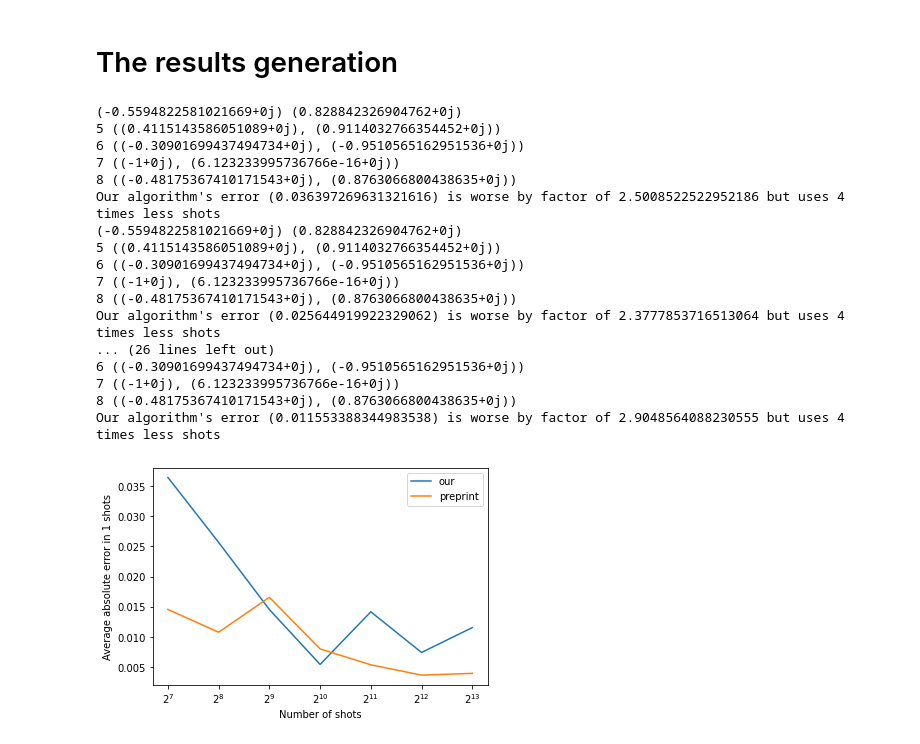
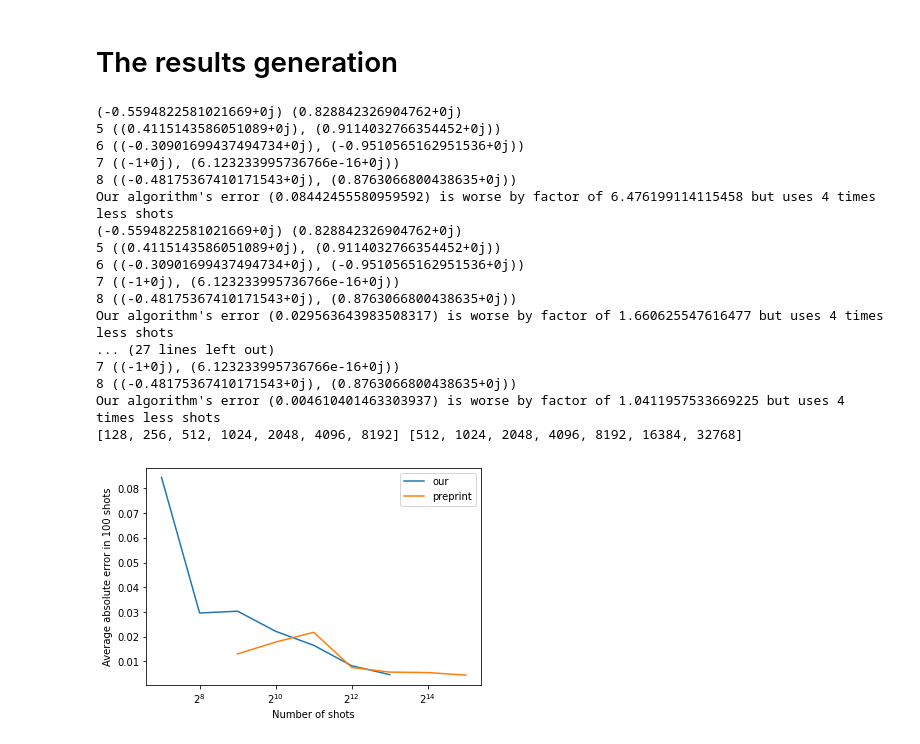
Before and after one commit to Inverseit/quantum, a Jupyter notebook: SWAP experiments.ipynb, the cells around one changed output. Saved outputs shown, nothing was run; the diff lists cells and outputs as text; code cells hidden in the pictures.

```diff
--- a/SWAP experiments.ipynb
+++ b/SWAP experiments.ipynb
@@ -306,7 +305,10 @@ def process_counts(counts):
     experiment_results = {}
     for k in sorted(res.keys()):
         d = res[k]
-        p = d['1']/(d['1'] + d['0'])
+        if '1' in d:
+            p = d['1']/(d['1'] + d['0'])
+        else:
+            p = 0
         experiment_results[k] = p
         print(f"Probability of 1 in gate {k} is {p}")
 
@@ -904,42 +860,45 @@ for shots in [128, 256, 512, 1024, 2048, 4096, 4096 * 2]:
         preprint_err, our_err = get_histogram(gatePHI, gates, shots = shots, verbose = False)
         preprint_err_total += preprint_err
         our_err_total += our_err
 
     p, o = preprint_err_total,  our_err_total
     our[shots], preprint[shots] = our_err_total / n, preprint_err_total / n
     print(f"Our algorithm's error ({our_err_total / n}) is worse by factor of {o / p} but uses 4 times less shots")
 
 
 o, p = list(our.values()), list(preprint.values())
 data = [o, p]
-keys = list(our.keys())
+our_keys = list(map(lambda k: 1*k,our.keys()))
+preprint_keys = list(map(lambda k: 4*k,our.keys()))
 values = list(our.values())
 
-plt.plot(keys, o, label='our')
-plt.plot(keys, p, label='preprint')
+print(our_keys, preprint_keys)
+
+plt.plot(our_keys, o, label='our')
+plt.plot(preprint_keys, p, label='preprint')
 plt.xscale("log", base = 2)
 plt.xlabel("Number of shots")
-plt.ylabel(f"Average absolute error in {n} shots")
+plt.ylabel(f"Average absolute error in {n * 100} shots")
 plt.legend()
 plt.show()
 # %% [output]
 (-0.5594822581021669+0j) (0.828842326904762+0j)
 5 ((0.4115143586051089+0j), (0.9114032766354452+0j))
 6 ((-0.30901699437494734+0j), (-0.9510565162951536+0j))
 7 ((-1+0j), (6.123233995736766e-16+0j))
 8 ((-0.48175367410171543+0j), (0.8763066800438635+0j))
-Our algorithm's error (0.036397269631321616) is worse by factor of 2.5008522522952186 but uses 4 times less shots
+Our algorithm's error (0.08442455580959592) is worse by factor of 6.476199114115458 but uses 4 times less shots
 (-0.5594822581021669+0j) (0.828842326904762+0j)
 5 ((0.4115143586051089+0j), (0.9114032766354452+0j))
 6 ((-0.30901699437494734+0j), (-0.9510565162951536+0j))
 7 ((-1+0j), (6.123233995736766e-16+0j))
 8 ((-0.48175367410171543+0j), (0.8763066800438635+0j))
-Our algorithm's error (0.025644919922329062) is worse by factor of 2.3777853716513064 but uses 4 times less shots
-... (26 lines left out)
-6 ((-0.30901699437494734+0j), (-0.9510565162951536+0j))
+Our algorithm's error (0.029563643983508317) is worse by factor of 1.660625547616477 but uses 4 times less shots
+... (27 lines left out)
 7 ((-1+0j), (6.123233995736766e-16+0j))
 8 ((-0.48175367410171543+0j), (0.8763066800438635+0j))
-Our algorithm's error (0.011553388344983538) is worse by factor of 2.9048564088230555 but uses 4 times less shots
+Our algorithm's error (0.004610401463303937) is worse by factor of 1.0411957533669225 but uses 4 times less shots
+[128, 256, 512, 1024, 2048, 4096, 8192] [512, 1024, 2048, 4096, 8192, 16384, 32768]
-[figure, old version]
+[figure, new version]
 # %%
 get_histogram(gatePHI, gates, shots = 1024, verbose = True)
```
Also changed, not shown: parts of 31 cells of this notebook, 3 other files.
